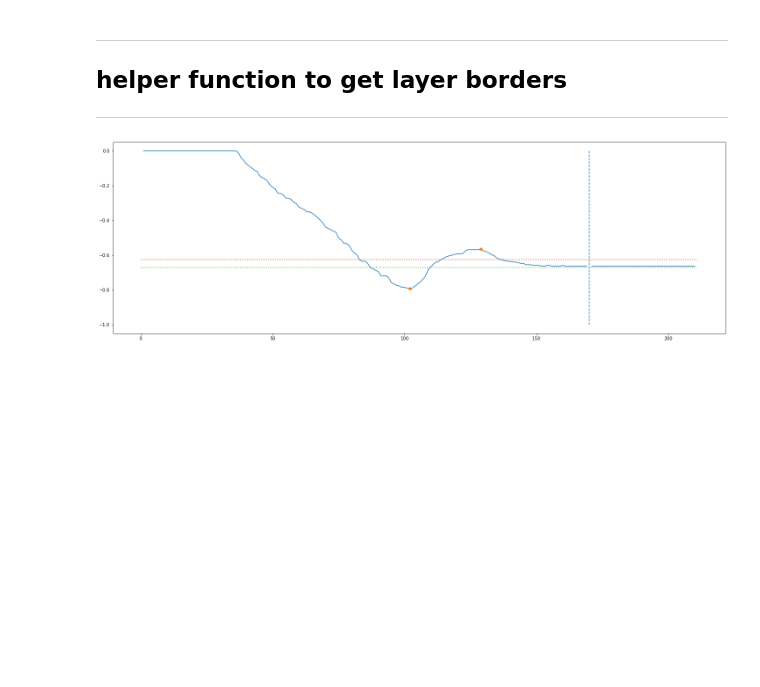
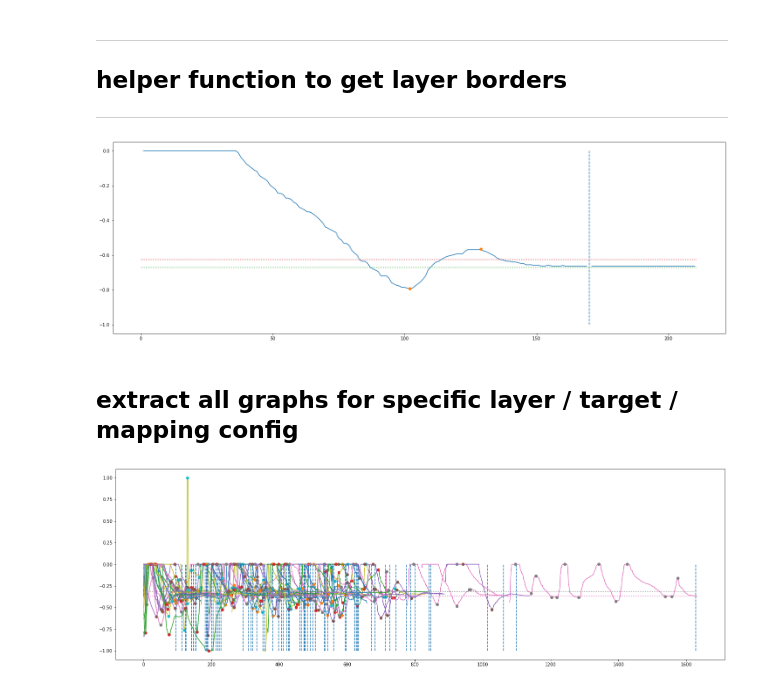
Before and after one commit to visualengineers/reflex-avi2022-results, a Jupyter notebook: code/details.ipynb, the cells around one changed output. Cells and saved outputs as stored; diff of their text form; code cells hidden in the pictures; blank space fills up the shorter version.

Commit message:
feature: plot for all interactions of one layer / mapping / num layers
Former-commit-id: 502fb0fc6cd310fb1fe6e15f8a76ea3b31474590

```diff
--- a/code/details.ipynb
+++ b/code/details.ipynb
@@ -129,3 +129,52 @@ ax.plot(maxy, linestyle=":")
 plt.show()
 # %% [output]
 [figure]
+# %% [markdown]
+## extract all graphs for specific layer / target / mapping config
+# %%
+num_layers = 21
+target = 11
+mapping = " widening"
+
+exp_data_complete = df_cleaned[(df_cleaned["mappingMethod"] == mapping) & (df_cleaned["Target"] == target) & (df_cleaned["NumLayers"] == num_layers)].reset_index(drop=True).groupby(["Proband"])
+
+borders = getLayerBorders(num_layers, mapping)
+
+fig,ax = plt.subplots(figsize=(25,8))
+
+z_data = pd.DataFrame()
+peaks = pd.DataFrame()
+hold = pd.DataFrame()
+
+for name, group in exp_data_complete:
+
+     norm = group.reset_index(drop=True)
+
+     newData = norm["posZ"].replace("-", 0).astype(float)
+     z_data = pd.concat([z_data, newData], axis=1, ignore_index=True)
+
+     ax.plot(newData.index, newData, label=name)
+
+     ex_max, _ = find_peaks(newData, prominence=0.05)
+     ex_min, _ = find_peaks(-newData, prominence=0.05)
+
+     newPeaks = np.concatenate([ex_max,ex_min])
+     peaks = pd.concat([peaks, pd.DataFrame(newPeaks)], axis=1, ignore_index=True)
+
+     ax.plot(newPeaks, newData[newPeaks], "o")
+
+     hold[name] = norm[norm["posX"] == " HOLD"].index
+
+plt.vlines(x= hold, ymin=-1, ymax=0, linestyles="--")
+
+miny = [-borders[target+1]]*len(z_data)
+maxy = [-borders[target]]*len(z_data)
+
+ax.plot(miny, linestyle=":")
+ax.plot(maxy, linestyle=":")
+
+plt.savefig(rf'{export_img}allInteractions_{target}-{num_layers}_{mapping}.png')
+plt.savefig(rf'{export_img}allInteractions_{target}-{num_layers}_{mapping}.svg')
+plt.show()
+# %% [output]
+[figure, added]
```
Also changed, not shown: 2 other files.
